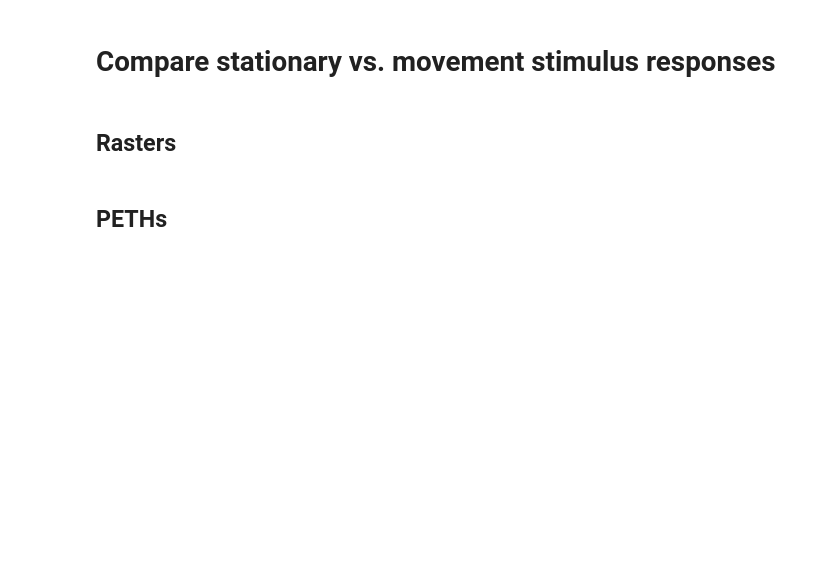
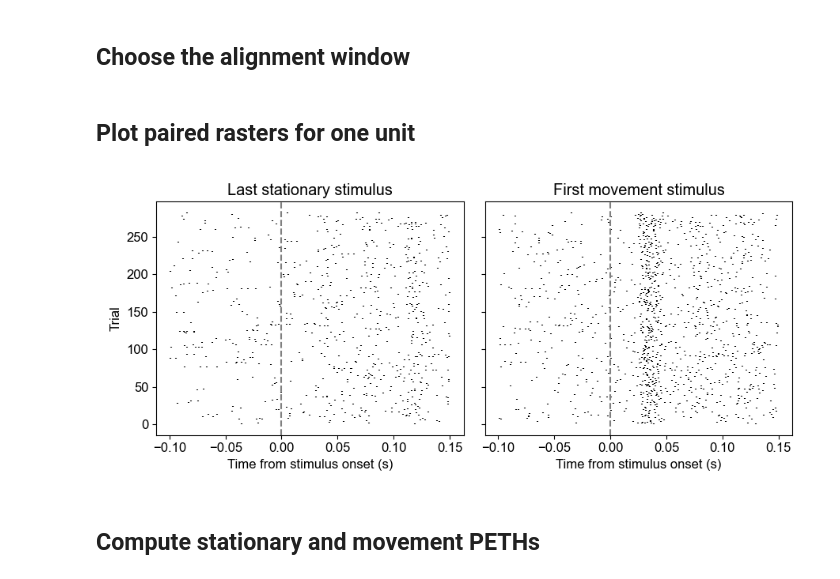
Before and after one commit to rojasgabriel/thesis, a Jupyter notebook: notebooks/ephys/tutorials/tutorial_stat_vs_move.ipynb, the cells around one changed output. Saved outputs shown, nothing was run; the diff lists cells and outputs as text; code cells hidden in the pictures; blank space fills up the shorter version.

```diff
--- a/notebooks/ephys/tutorials/tutorial_stat_vs_move.ipynb
+++ b/notebooks/ephys/tutorials/tutorial_stat_vs_move.ipynb
@@ -72,0 +75,2 @@ kern = alpha_function(
+# %% [markdown]
+## Choose the alignment window
@@ -73,4 +83,26 @@ kern = alpha_function(
+# %% [markdown]
+## Plot paired rasters for one unit
+# %%
+fig, axes = plt.subplots(1, 2, figsize=(9, 4), sharex=True, sharey=True)
+for ax, event_times_s, label in zip(
+    axes,
+    (stationary_events_s, movement_events_s),
+    ("Last stationary stimulus", "First movement stimulus"),
+    strict=True,
+):
+    plot_event_aligned_raster(
+        event_times=event_times_s,
+        spike_times=spike_times_by_unit[unit_id],
+        pre_seconds=pre_seconds,
+        post_seconds=post_seconds,
+        ax=ax,
+    )
+    ax.axvline(0, color="0.5", linestyle="--")
+    ax.set_title(label)
+    ax.set_xlabel("Time from stimulus onset (s)")
+axes[0].set_ylabel("Trial")
+fig.tight_layout()
+# %% [output]
+[figure, added]
 # %% [markdown]
-# Compare stationary vs. movement stimulus responses
+## Compute stationary and movement PETHs
-# %% [markdown]
-## Rasters
@@ -106,2 +108,0 @@ for ax in axs:
-# %% [markdown]
-## PETHs
```
Also changed, not shown: parts of 27 cells of this notebook, 6 other files.
